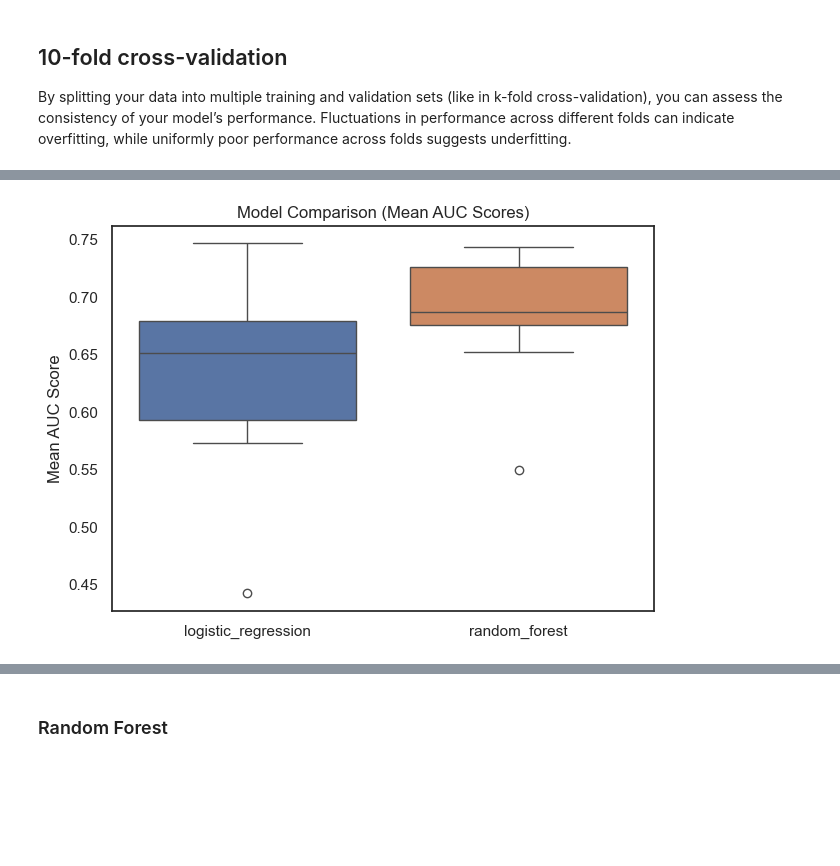
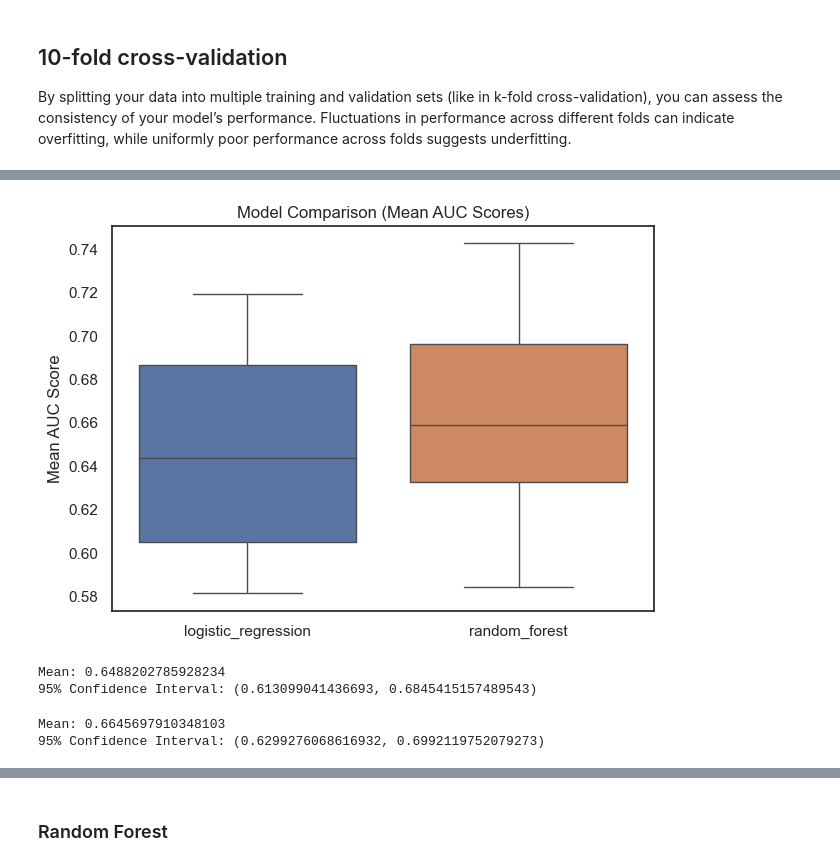
Before and after one commit to AmauryPelzer/Engel-outcome-prediction, a Jupyter notebook: notebooks/3. modeling/cl_modeling_multi.ipynb, the cells around one changed output, grey strips where cells are left out. Cells and saved outputs as stored; diff of their text form; code cells hidden in the pictures; blank space fills up the shorter version.

```diff
--- a/notebooks/3. modeling/cl_modeling_multi.ipynb
+++ b/notebooks/3. modeling/cl_modeling_multi.ipynb
@@ -20,7 +23,7 @@ if (approach == "closest to dos") and pre_surgical:
     # Read dataframe
     wide_df = pd.read_csv("../../data/processed/preprocessed_ctd_pre.csv")
 
-elif (approach == "closest to dos"):
+elif approach == "closest to dos":
     # Read dataframe
     wide_df = pd.read_csv("../../data/processed/preprocessed_ctd.csv")
 
@@ -106,3 +184,13 @@ None
+# %%
+# One-Hot Encoding for the first four columns
+X = pd.get_dummies(
+    X,
+    columns=[
+        "surg_stage",
+        "seiz_onset_lat"
+        #"Cleaned_Surgeon"
+    ],
+)  # , "prev_aeds"
 # %% [markdown]
 ## Correlation matrix
 # %%
@@ -145,4 +257,6 @@ Index: []
 ## Split data into train/test
 # %%
 from sklearn.model_selection import train_test_split
-X_train, X_test, y_train, y_test = train_test_split(X, y, stratify=y, test_size=0.25, random_state=42)
+X_train, X_test, y_train, y_test = train_test_split(
+    X, y, stratify=y, test_size=0.2, random_state=42
+)
@@ -330,19 +834,31 @@ from sklearn.multiclass import OneVsRestClassifier
 from sklearn.metrics import roc_curve, auc
 from sklearn.preprocessing import label_binarize
 from sklearn.metrics import roc_curve, auc
-from itertools import cycle
-from scipy import interp
-from collections import Counter
 
 X_CV = X_train
 y_CV = y_train
 
 # List of continuous variables
-numeric_var = ["age", "age_of_onset", "eo_days_postsurg", "eo_year_surg", "seizure_notes_word_cnt",
-               "eeg", "engel_outcomes", "mri", "neuroanatomical_labeling",
-               "neuropsychological_testing", "surgical_information", "freq_per_month",
-               "date_diff_surgical_information", "date_diff_eeg",
-               "date_diff_neuropsychological_testing", "date_diff_mri"] # , "prev_aeds_num"
+numeric_var = [
+    "resect_pt_age", #age
+    "age_of_onset",
+    "eo_days_postsurg",
+    "eo_year_surg",
+    "seizure_notes_word_cnt",
+    "eeg",
+    "engel_outcomes",
+    "mri",
+    "neuroanatomical_labeling",
+    "neuropsychological_testing",
+    "surgical_information",
+    "freq_per_month",
+    "date_diff_eeg",
+    "date_diff_neuropsychological_testing",
+    "date_diff_mri",
+    "presurg_scan_age",
+    "BA_pred"
+]  # , "prev_aeds_num"
+
 
 # Define preprocessing pipelines
 numeric_pipe = make_pipeline(SimpleImputer(strategy='median'), StandardScaler())
@@ -379,7 +895,7 @@ models_and_parameters = {
     'logistic_regression': {'model__C': np.logspace(-5, -2, 4),
                             'model__l1_ratio': np.linspace(0, 1, 6)},
     'random_forest': {'model__estimator__n_estimators': np.linspace(5, 120, 5, dtype=int),
-                      'model__estimator__max_depth': np.linspace(2, 10, 5, dtype=int)}
+                      'model__estimator__max_depth': np.linspace(2, 5, 4, dtype=int)}
     #'xgboost': {'model__estimator__n_estimators': np.linspace(5, 120, 5, dtype=int),
     #            'model__estimator__learning_rate': np.logspace(-3, -1, 5)}
 }
@@ -413,34 +929,56 @@ for model_name, pipeline in model_pipelines.items():
         params.append(grid_search.best_params_)
 
         # Evaluate on test set
         y_pred_proba = best_model.predict_proba(X_test_fold)
 
         # Compute ROC curve and AUC for each class
         fpr = dict()
         tpr = dict()
         roc_auc = dict()
         for i in range(n_classes):
             fpr[i], tpr[i], _ = roc_curve(y_test_fold_bin[:, i], y_pred_proba[:, i])
             roc_auc[i] = auc(fpr[i], tpr[i])
 
         # Compute mean AUC
         mean_auc = np.mean(list(roc_auc.values()))
         mean_auc_scores.append(mean_auc)
 
     results[model_name] = mean_auc_scores
     best_params[model_name] = params
 
 # Convert results to a DataFrame for easier plotting
 all_scores = pd.DataFrame(results)
 
 # Plot AUC scores
 plt.figure(figsize=(7, 5))
 sns.boxplot(data=all_scores)
 plt.title('Model Comparison (Mean AUC Scores)')
 plt.ylabel('Mean AUC Score')
 plt.show()
 # %% [output]
-[figure, old version]
+[figure, new version]
+# %%
+import statsmodels.api as sm
+
+# Using Statsmodels to calculate the mean and 95% confidence interval
+ci_low, ci_upp = sm.stats.DescrStatsW(all_scores["logistic_regression"]).tconfint_mean()
+
+print("Mean:", all_scores["logistic_regression"].mean())
+print("95% Confidence Interval:", (ci_low, ci_upp))
+# %% [output]
+Mean: 0.6488202785928234
+95% Confidence Interval: (0.613099041436693, 0.6845415157489543)
+# %%
+import statsmodels.api as sm
+
+# Using Statsmodels to calculate the mean and 95% confidence interval
+ci_low, ci_upp = sm.stats.DescrStatsW(all_scores["random_forest"]).tconfint_mean()
+
+print("Mean:", all_scores["random_forest"].mean())
+print("95% Confidence Interval:", (ci_low, ci_upp))
+# %% [output]
+Mean: 0.6645697910348103
+95% Confidence Interval: (0.6299276068616932, 0.6992119752079273)
 # %%
 import numpy as np
 import pandas as pd
```
Also changed, not shown: parts of 40 cells of this notebook.
